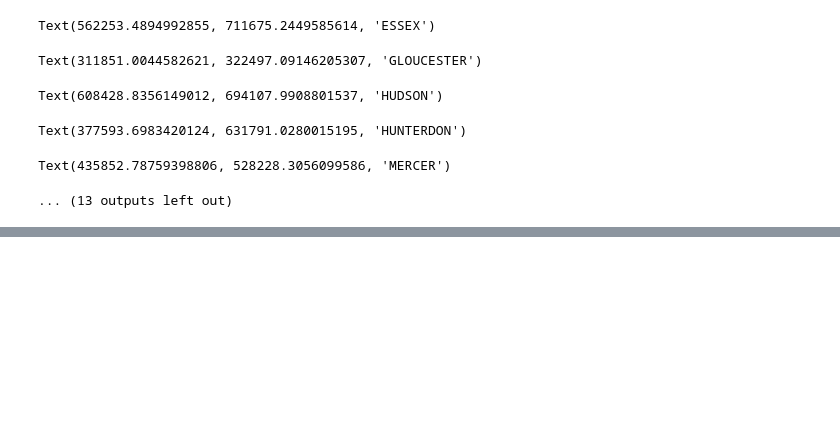
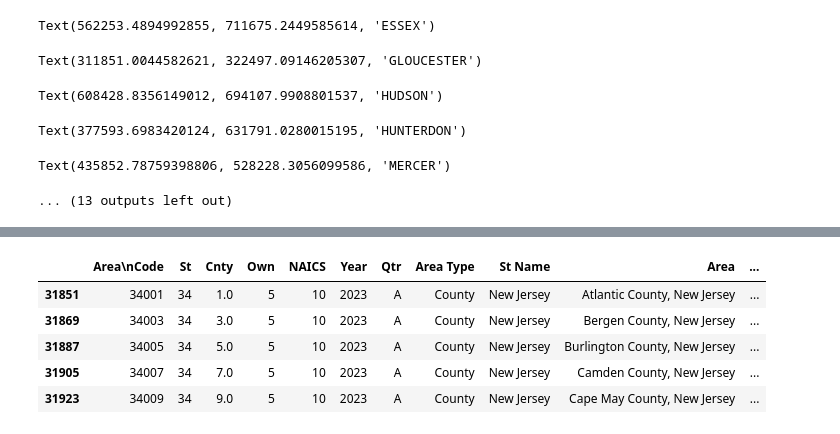
Before and after one commit to shirleyrutgers/GIS, a Jupyter notebook: PS1.ipynb, the cells around one changed output, grey strips where cells are left out. Saved outputs shown, nothing was run; the diff lists cells and outputs as text; code cells hidden in the pictures; blank space fills up the shorter version.

```diff
--- a/PS1.ipynb
+++ b/PS1.ipynb
@@ -214,0 +307,19 @@ Text(435852.78759398806, 528228.3056099586, 'MERCER')
+# %%
+# Filter df4 for New Jersey, Private Ownership, and Total Industry, excluding undefined areas
+df4_filtered = df4[
+    (df4["Area Type"] == "County") &
+    (df4["St Name"] == "New Jersey") &
+    (df4["Ownership"] == "Private") &
+    (df4["Industry"] == "10 Total, all industries") &
+    (df4["Area"] != "Unknown Or Undefined, New Jersey")
+]
+
+# Display the filtered results
+df4_filtered.head()
+# %% [output]
+|  | Area\nCode | St | Cnty | Own | NAICS | Year | Qtr | Area Type | St Name | Area | ... |
+| 31851 | 34001 | 34 | 1.0 | 5 | 10 | 2023 | A | County | New Jersey | Atlantic County, New Jersey | ... |
+| 31869 | 34003 | 34 | 3.0 | 5 | 10 | 2023 | A | County | New Jersey | Bergen County, New Jersey | ... |
+| 31887 | 34005 | 34 | 5.0 | 5 | 10 | 2023 | A | County | New Jersey | Burlington County, New Jersey | ... |
+| 31905 | 34007 | 34 | 7.0 | 5 | 10 | 2023 | A | County | New Jersey | Camden County, New Jersey | ... |
+| 31923 | 34009 | 34 | 9.0 | 5 | 10 | 2023 | A | County | New Jersey | Cape May County, New Jersey | ... |
```
Also changed, not shown: parts of 15 cells of this notebook.
